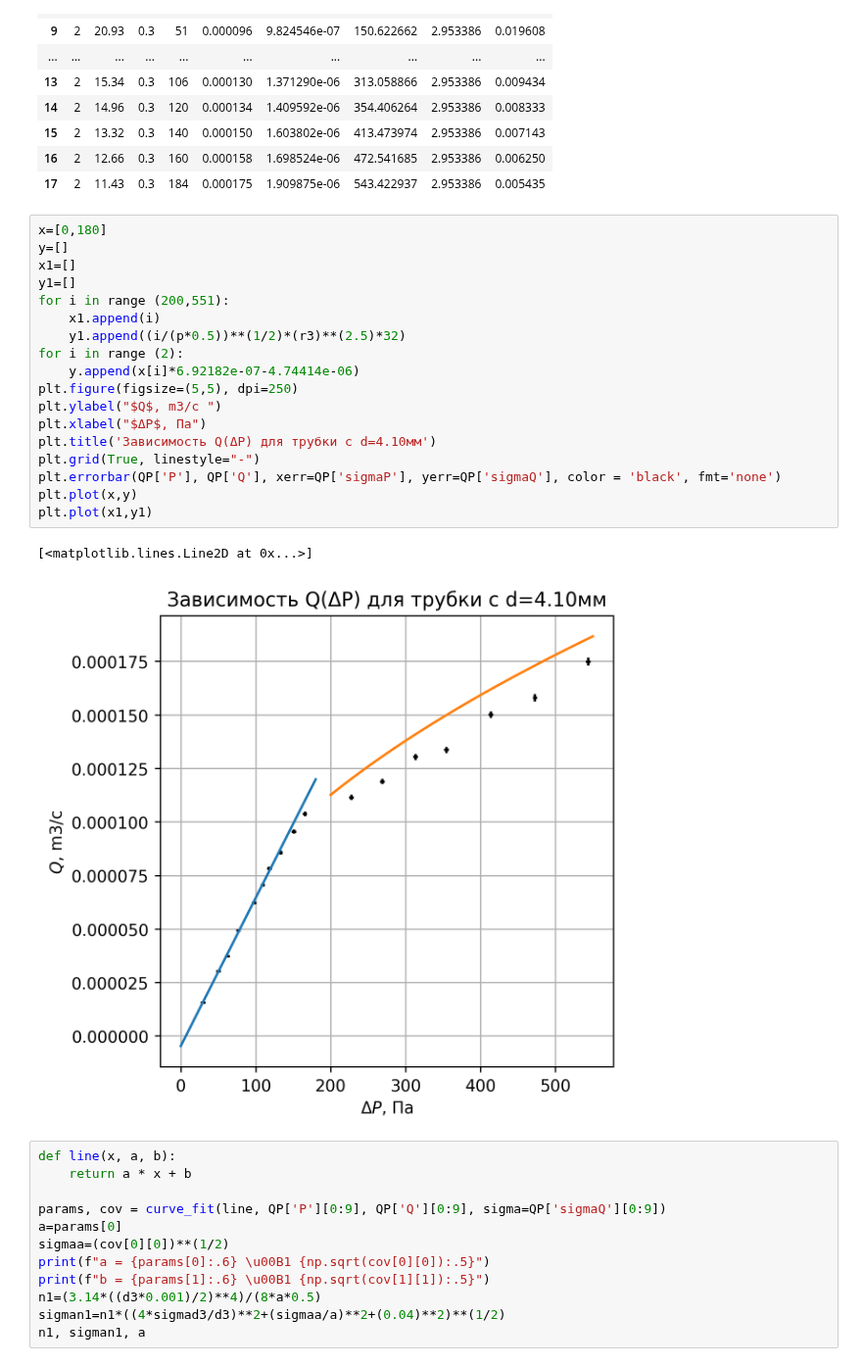
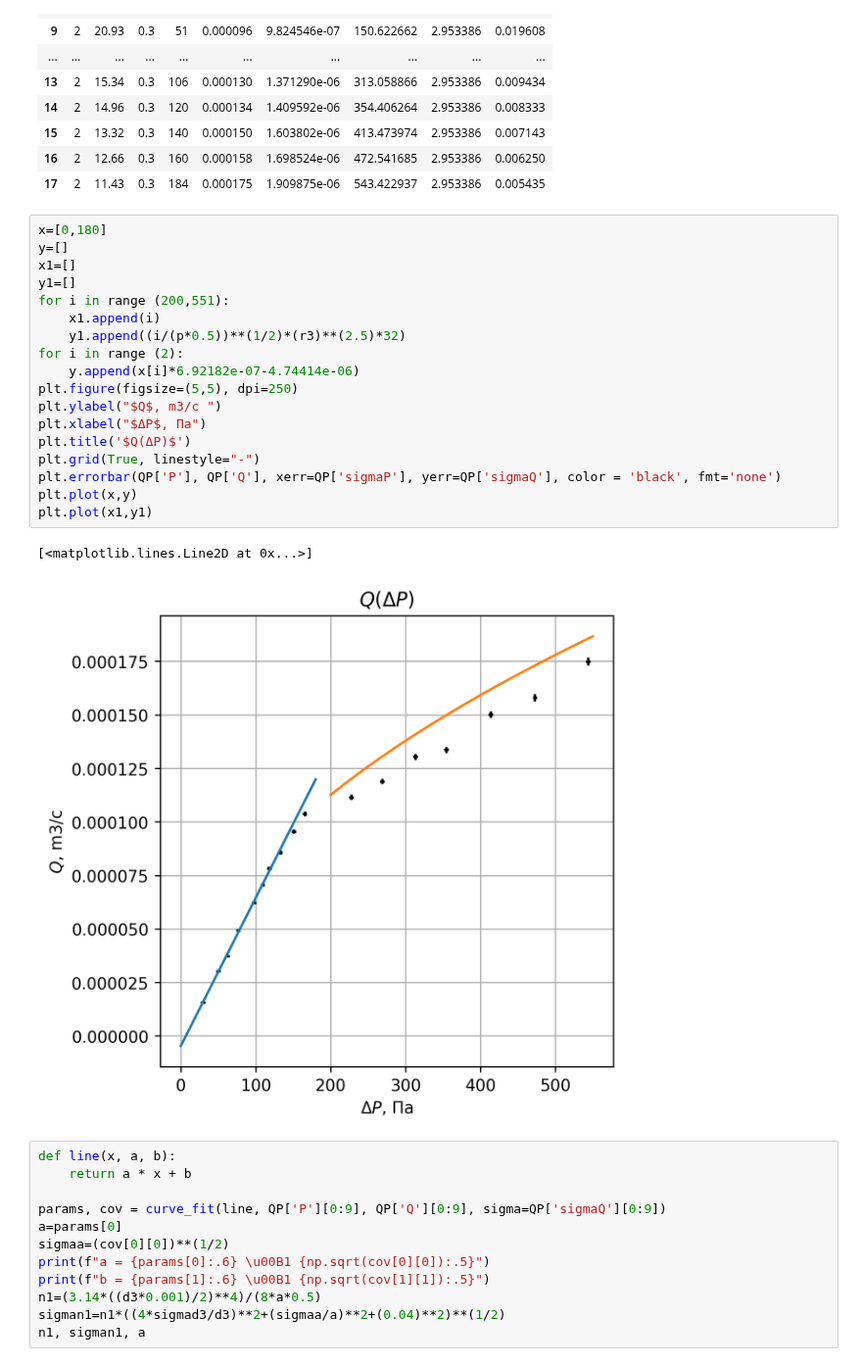
Before and after one commit to skolkovo-bba/labs3, a Jupyter notebook: 1.3.3/lab133_2.ipynb, the cells around one changed output. Shown at 98% size. Cells and saved outputs as stored; diff of their text form.

```diff
--- a/1.3.3/lab133_2.ipynb
+++ b/1.3.3/lab133_2.ipynb
@@ -49,24 +49,24 @@ QP
 # %%
 x=[0,180]
 y=[]
 x1=[]
 y1=[]
 for i in range (200,551):
     x1.append(i)
     y1.append((i/(p*0.5))**(1/2)*(r3)**(2.5)*32)
 for i in range (2):
     y.append(x[i]*6.92182e-07-4.74414e-06)
 plt.figure(figsize=(5,5), dpi=250)
 plt.ylabel("$Q$, m3/c ")
 plt.xlabel("$ΔP$, Па")
-plt.title('Зависимость Q(ΔP) для трубки с d=4.10мм')
+plt.title('$Q(ΔP)$')
 plt.grid(True, linestyle="-")
 plt.errorbar(QP['P'], QP['Q'], xerr=QP['sigmaP'], yerr=QP['sigmaQ'], color = 'black', fmt='none')
 plt.plot(x,y)
 plt.plot(x1,y1)
 # %% [output]
 [<matplotlib.lines.Line2D at 0x...>]
-[figure, old version]
+[figure, new version]
 # %%
 def line(x, a, b):
     return a * x + b
```
Also changed, not shown: parts of 3 cells of this notebook, 1 other file.
